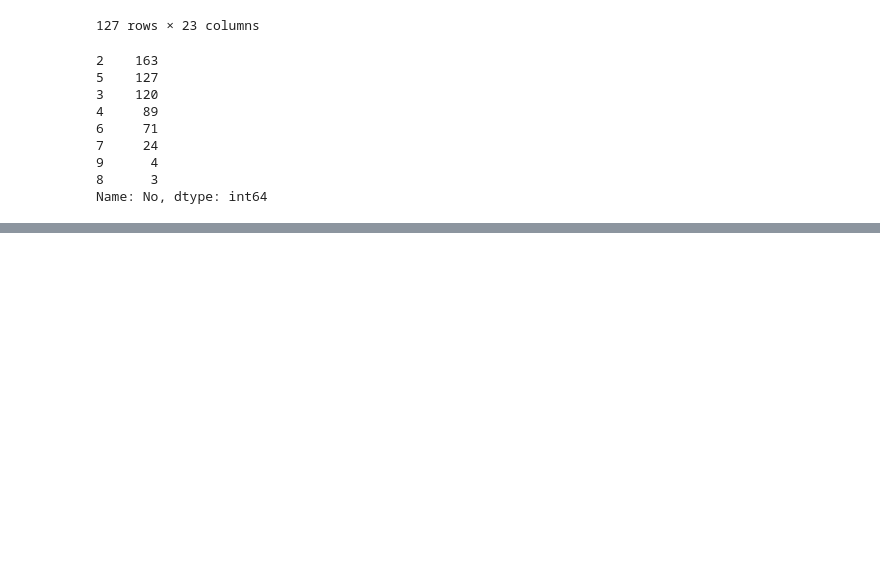
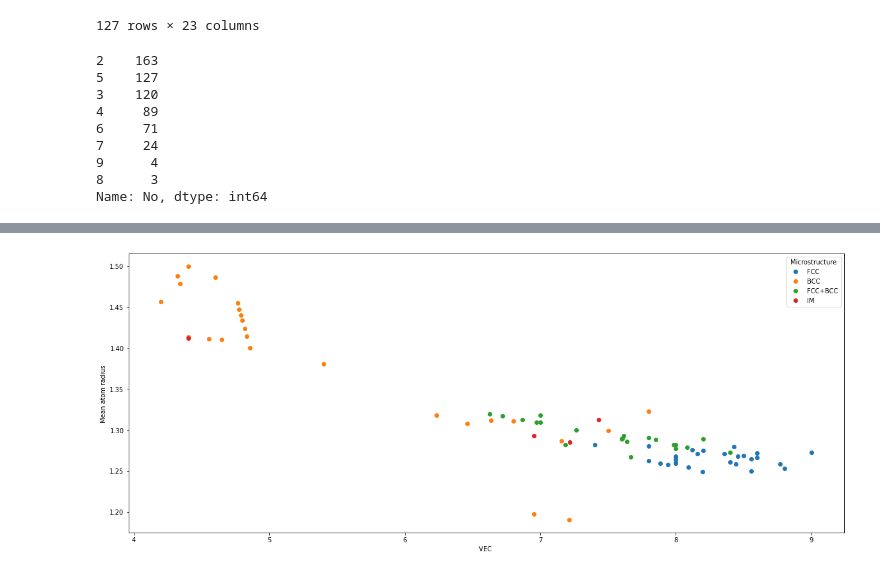
Before and after one commit to K-Domar/MyRepo, a Jupyter notebook: Homework4.ipynb, the cells around one changed output, grey strips where cells are left out. Saved outputs shown, nothing was run; the diff lists cells and outputs as text; code cells hidden in the pictures; blank space fills up the shorter version.

```diff
--- a/Homework4.ipynb
+++ b/Homework4.ipynb
@@ -100,0 +123,21 @@ TypeError: ignored
+# %%
+hea_FCC = heas[heas.Phase == 'FCC']
+hea_BCC = heas[heas.Phase == 'BCC']
+hea_FCCBCC = heas[heas.Phase == 'FCC+BCC']
+heas_IM = heas[heas.Phase == 'IM']
+
+#plot Valence electron concentration
+fig, ax = plt.subplots(figsize=(20,8))
+ax.plot(hea_FCC['VEC'], hea_FCC['a'], '.', label='FCC', markersize=12)
+ax.plot(hea_BCC['VEC'], hea_BCC['a'], '.', label='BCC', markersize=12)
+ax.plot(hea_FCCBCC['VEC'], hea_FCCBCC['a'], '.', label='FCC+BCC', markersize=12)
+ax.plot(heas_IM['VEC'], heas_IM['a'], '.', label="IM", markersize=12)
+
+
+ax.set_xlabel(' VEC  ')
+ax.set_ylabel(' Mean atom radius  ')
+ax.legend(title='Microstructure')
+
+plt.show()
+# %% [output]
+[figure, added]
```
Also changed, not shown: parts of 5 cells of this notebook.
